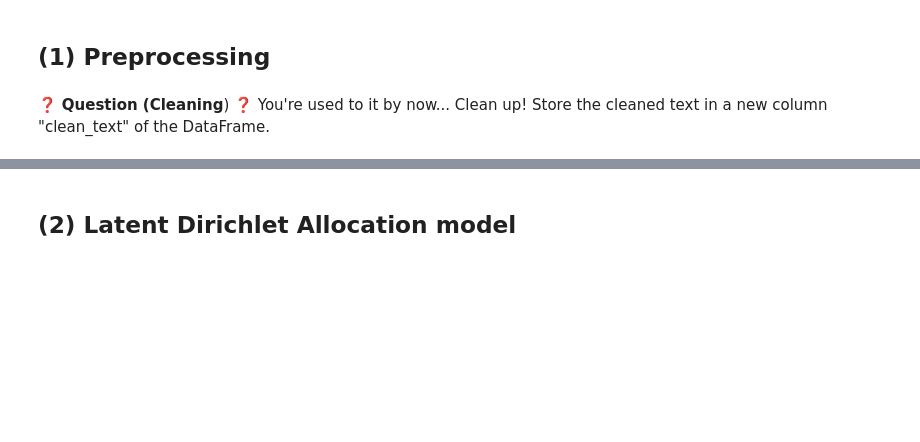
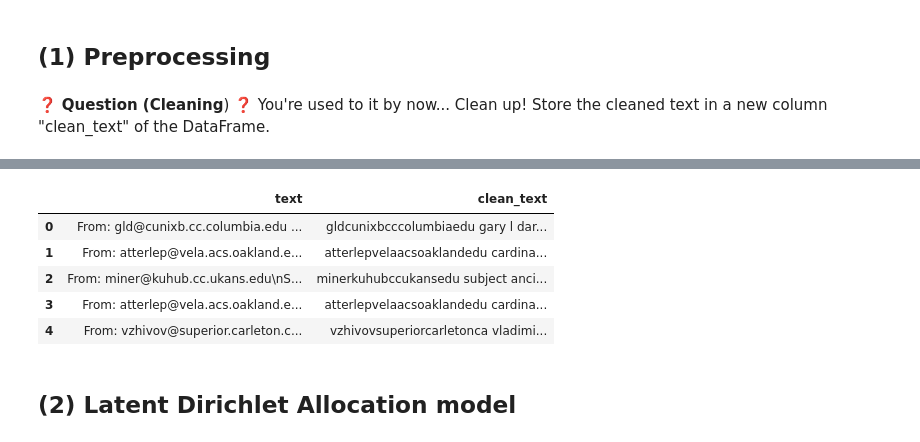
Before and after one commit to tmy-datamesa/S18D1-S-Data-Lda, a Jupyter notebook: lda.ipynb, the cells around one changed output, grey strips where cells are left out. Saved outputs shown, nothing was run; the diff lists cells and outputs as text; code cells hidden in the pictures; blank space fills up the shorter version.

```diff
--- a/lda.ipynb
+++ b/lda.ipynb
@@ -22,0 +30,42 @@ data.shape
+# %%
+import string
+from nltk.corpus import stopwords
+from nltk.tokenize import word_tokenize
+from nltk.stem import WordNetLemmatizer
+
+# Gerekli NLTK paketlerini kontrol edelim
+import nltk
+nltk.download('stopwords')
+nltk.download('punkt')
+nltk.download('wordnet')
+nltk.download('omw-1.4')
+
+def clean_data(text):
+    # 1. Noktalama işaretlerini kaldır
+    text = "".join([char for char in text if char not in string.punctuation])
+
+    # 2. Sayıları kaldır
+    text = "".join([char for char in text if not char.isdigit()])
+
+    # 3. Küçük harfe çevir
+    text = text.lower()
+
+    # 4. Tokenize (Kelimelere ayır)
+    tokens = word_tokenize(text)
+
+    # 5. Stopwords ve Lemmatization (Aynı döngüde halledelim)
+    stop_words = set(stopwords.words('english'))
+    lemmatizer = WordNetLemmatizer()
+
+    # Kelime stopword değilse -> kökünü bul ve listeye ekle
+    clean_tokens = [lemmatizer.lemmatize(word) for word in tokens if word not in stop_words]
+
+    # 6. Tekrar birleştir
+    return " ".join(clean_tokens)
+
+# Fonksiyonu tüm satırlara uygula
+data['clean_text'] = data['text'].apply(clean_data)
+
+# Sonucu kontrol et
+data.head()
+# %% [output]
@@ -23,3 +80,9 @@ data.shape
+|  | text | clean_text |
+| 0 | From: gld@cunixb.cc.columbia.edu ... | gldcunixbcccolumbiaedu gary l dar... |
+| 1 | From: atterlep@vela.acs.oakland.e... | atterlepvelaacsoaklandedu cardina... |
+| 2 | From: miner@kuhub.cc.ukans.edu\nS... | minerkuhubccukansedu subject anci... |
+| 3 | From: atterlep@vela.acs.oakland.e... | atterlepvelaacsoaklandedu cardina... |
+| 4 | From: vzhivov@superior.carleton.c... | vzhivovsuperiorcarletonca vladimi... |
 # %% [markdown]
 ## (2) Latent Dirichlet Allocation model
 # %% [markdown]
```
Also changed, not shown: parts of 11 cells of this notebook.
